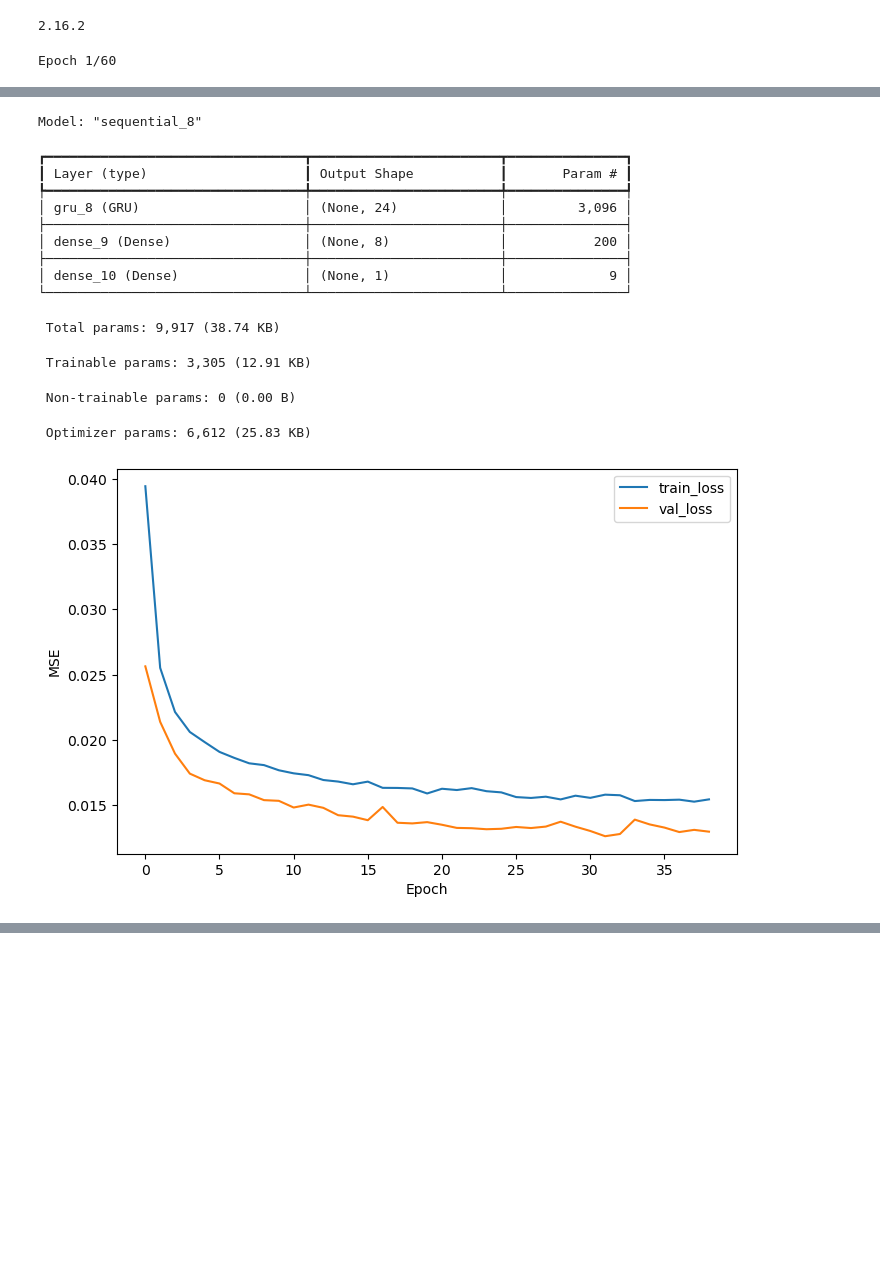
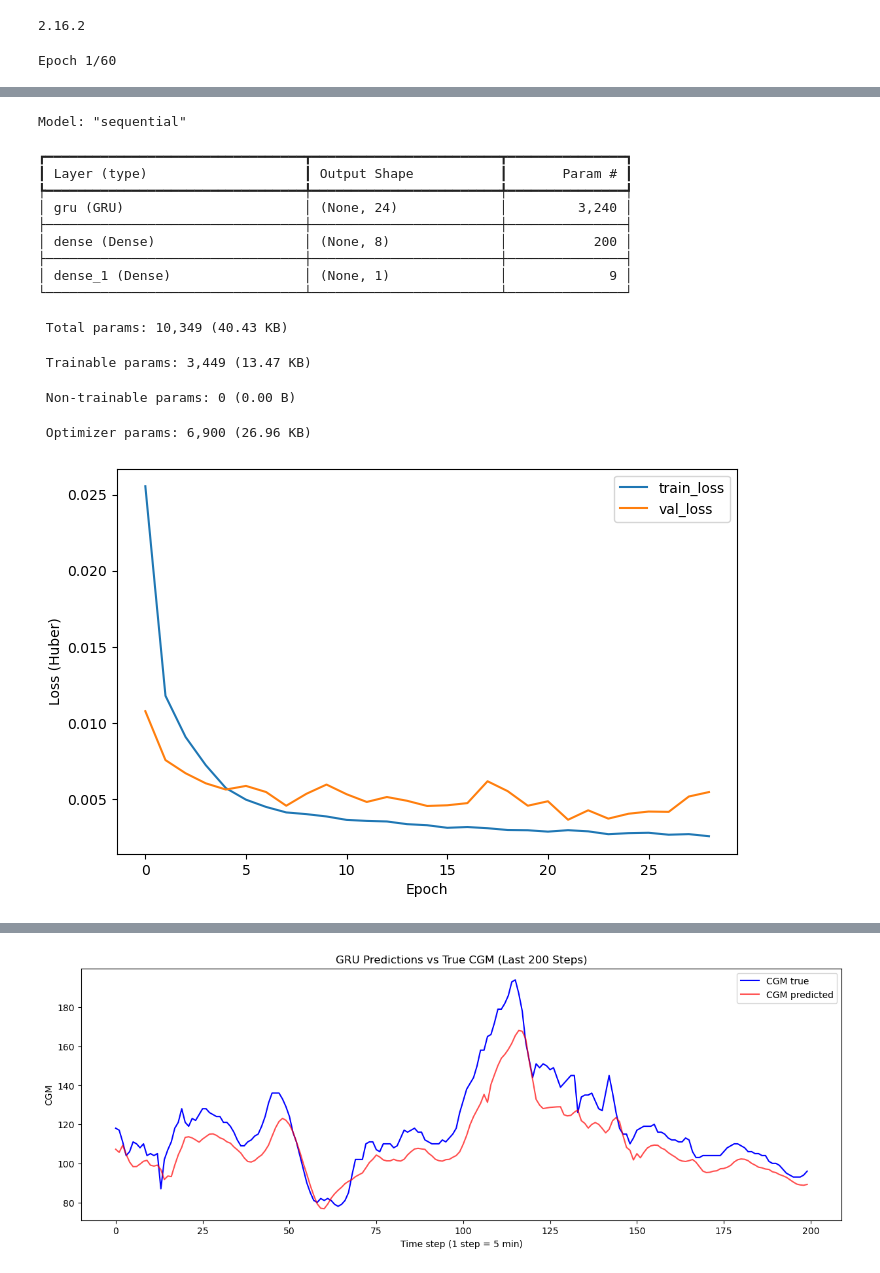
Before and after one commit to kindbyte/Glucose_Forecasting_and_Insulin_Dynamics_Analysis_Type-1_Diabetes, a Jupyter notebook: AZT1D_Insulin_Prediction.ipynb, the cells around one changed output, grey strips where cells are left out. Saved outputs shown, nothing was run; the diff lists cells and outputs as text; code cells hidden in the pictures; blank space fills up the shorter version.

```diff
--- a/AZT1D_Insulin_Prediction.ipynb
+++ b/AZT1D_Insulin_Prediction.ipynb
@@ -131,24 +130,40 @@ from tensorflow.keras.layers import GRU, Dense, Dropout
 from tensorflow.keras.callbacks import EarlyStopping
 from tensorflow.keras.regularizers import l2
 from tensorflow.keras.optimizers import Adam
+from tensorflow.keras.losses import Huber
 from sklearn.model_selection import train_test_split
 from sklearn.preprocessing import MinMaxScaler
 import numpy as np
 import matplotlib.pyplot as plt
+import pandas as pd
+
+df['delta_CGM'] = df['CGM'].diff().fillna(0)
+df['CGM_roll_3'] = df['CGM'].rolling(window=3, min_periods=1).mean()
+
+features_with_delta = features + ['delta_CGM', 'CGM_roll_3']
+target = 'CGM'
+
+scaler_X = MinMaxScaler()
+df[features_with_delta] = scaler_X.fit_transform(df[features_with_delta])
 
 scaler_y = MinMaxScaler()
-y_scaled = scaler_y.fit_transform(y.reshape(-1, 1))
+y_scaled = scaler_y.fit_transform(df[target].values.reshape(-1,1))
+
+window_size = 12
+X, y = [], []
+
+for i in range(len(df) - window_size):
+    X.append(df[features_with_delta].iloc[i:i+window_size].values)
+    y.append(y_scaled[i+window_size])
+
+X = np.array(X)
+y = np.array(y)
 
 split = int(len(X) * 0.8)
-
-X_train = X[:split]
-X_val = X[split:]
-
-y_train = y_scaled[:split]
-y_val = y_scaled[split:]
+X_train, X_val = X[:split], X[split:]
+y_train, y_val = y[:split], y[split:]
 
 model = Sequential()
-
 model.add(GRU(
     24,
     input_shape=(X.shape[1], X.shape[2]),
@@ -156,13 +171,11 @@ model.add(GRU(
     recurrent_dropout=0.1,
     kernel_regularizer=l2(0.0005)
 ))
-
 model.add(Dense(8, activation='relu'))
 model.add(Dense(1))
 
 optimizer = Adam(learning_rate=0.0005)
-
-model.compile(optimizer=optimizer, loss='mse')
+model.compile(optimizer=optimizer, loss=Huber(delta=1.0))
 
 early_stop = EarlyStopping(
     monitor='val_loss',
@@ -184,8 +197,22 @@ plt.figure(figsize=(8,5))
 plt.plot(history.history['loss'], label='train_loss')
 plt.plot(history.history['val_loss'], label='val_loss')
 plt.xlabel('Epoch')
-plt.ylabel('MSE')
+plt.ylabel('Loss (Huber)')
 plt.legend()
 plt.show()
+
+y_pred_scaled = model.predict(X_val)
+y_pred = scaler_y.inverse_transform(y_pred_scaled)
+y_true = scaler_y.inverse_transform(y_val)
+
+n_steps = 200
+plt.figure(figsize=(15,5))
+plt.plot(y_true[-n_steps:], label='CGM true', color='blue')
+plt.plot(y_pred[-n_steps:], label='CGM predicted', color='red', alpha=0.7)
+plt.xlabel('Time step (1 step = 5 min)')
+plt.ylabel('CGM')
+plt.title('GRU Predictions vs True CGM (Last 200 Steps)')
+plt.legend()
+plt.show()
 # %% [output]
 Epoch 1/60
@@ -209,15 +236,15 @@ Epoch 39/60
-Model: "sequential_8"
+Model: "sequential"
 ┏━━━━━━━━━━━━━━━━━━━━━━━━━━━━━━━━━┳━━━━━━━━━━━━━━━━━━━━━━━━┳━━━━━━━━━━━━━━━┓
 ┃ Layer (type)                    ┃ Output Shape           ┃       Param # ┃
 ┡━━━━━━━━━━━━━━━━━━━━━━━━━━━━━━━━━╇━━━━━━━━━━━━━━━━━━━━━━━━╇━━━━━━━━━━━━━━━┩
-│ gru_8 (GRU)                     │ (None, 24)             │         3,096 │
+│ gru (GRU)                       │ (None, 24)             │         3,240 │
 ├─────────────────────────────────┼────────────────────────┼───────────────┤
-│ dense_9 (Dense)                 │ (None, 8)              │           200 │
+│ dense (Dense)                   │ (None, 8)              │           200 │
 ├─────────────────────────────────┼────────────────────────┼───────────────┤
-│ dense_10 (Dense)                │ (None, 1)              │             9 │
+│ dense_1 (Dense)                 │ (None, 1)              │             9 │
 └─────────────────────────────────┴────────────────────────┴───────────────┘
- Total params: 9,917 (38.74 KB)
+ Total params: 10,349 (40.43 KB)
- Trainable params: 3,305 (12.91 KB)
+ Trainable params: 3,449 (13.47 KB)
  Non-trainable params: 0 (0.00 B)
- Optimizer params: 6,612 (25.83 KB)
+ Optimizer params: 6,900 (26.96 KB)
-[figure, old version]
+[figure, new version]
@@ -223,0 +252 @@ Model: "sequential_8"
+[figure, added]
```
Also changed, not shown: parts of 5 cells of this notebook.
